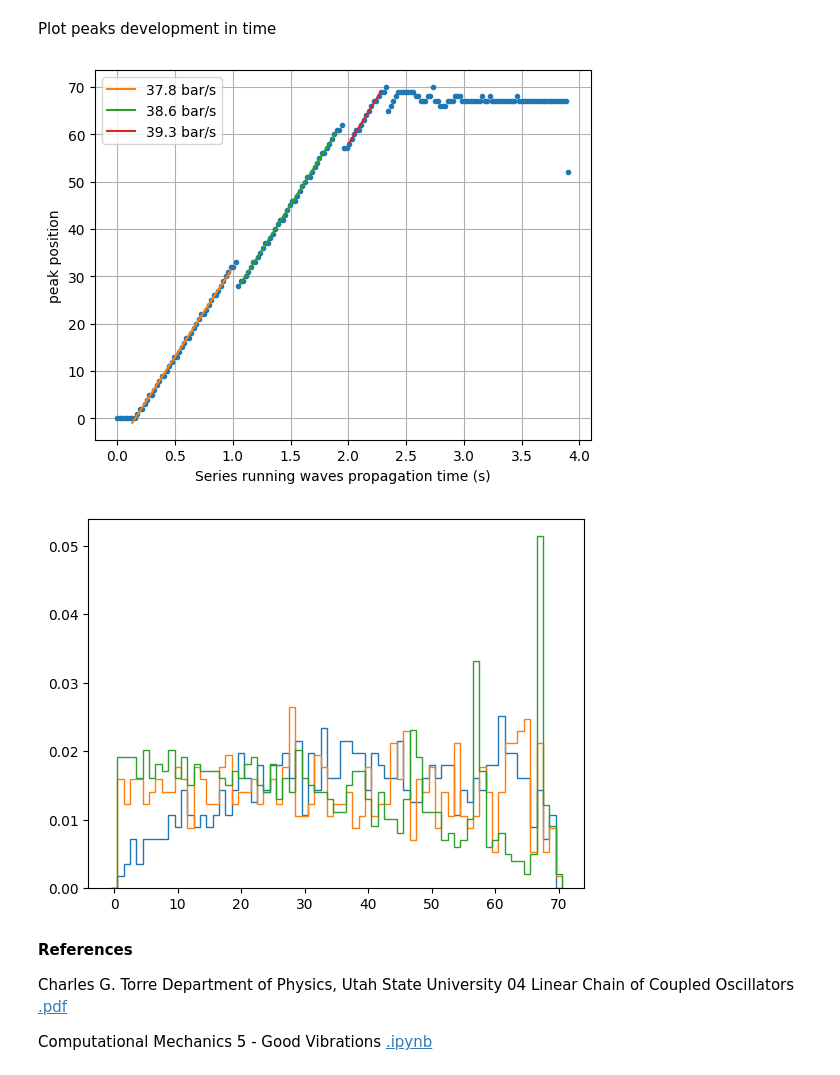
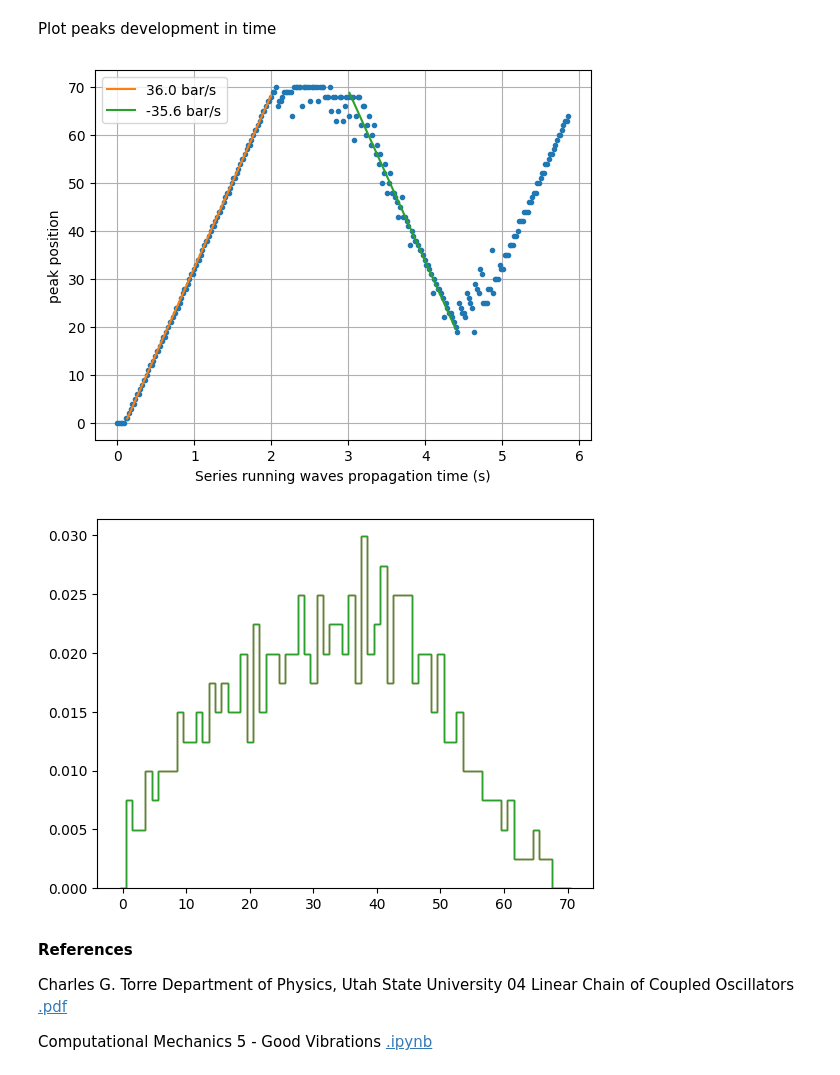
Before and after one commit to evgeny-kolonsky/Lab3_MW, a Jupyter notebook: Lab3_MW.ipynb, the cells around one changed output. Drawn from its saved outputs; the diff is of its cells as text; code cells hidden in the pictures.

```diff
--- a/Lab3_MW.ipynb
+++ b/Lab3_MW.ipynb
@@ -75,21 +77,18 @@ n = 72  # number of bars in the oscillation system
 
 k = 1.02 # elastity coeff
 
-K = k * np.diag(np.ones(n) * 2, 0) + \
+K = k * (np.diag(np.ones(n) * 2, 0) + \
     np.diag(-np.ones(n-1)   , 1) +  \
-    np.diag(-np.ones(n-1)   ,-1)
+    np.diag(-np.ones(n-1)   ,-1))
 
 M = np.eye(n) * J
-
-
-
 
 Q = 120 # quality factor
 b =  np.sqrt(J*k) / Q # approx. friction coefficent (at least by order value)
 
-B = np.eye(n) * b
-
-
+B = b * (np.diag(np.ones(n) * 2, 0) + \
+    np.diag(-np.ones(n-1)   , 1) +  \
+    np.diag(-np.ones(n-1)   ,-1))
 
 Km  =  LA.inv(M) @ K
 Bm  =  LA.inv(M) @ B
@@ -132,14 +131,13 @@ wave velocity expected 47 cm/s, 37 bar/s
 Define **external force** profile
 # %%
 # External harmonic force
-order = 12.8 # harmonic order
-freq_external = order * v /  4 / L # Hz, displacement frequency
 freq_external = 5 # Hz
 eta0 = 1.0 # radian    displacement amplitude
 print(f'external force frequency {freq_external:.2f} Hz')
 
 # initial beat at the right end
 eta = lambda t: np.sin(2*np.pi*freq_external*t) * eta0  #if t < 1/freq_external/2 else 0
+eta = lambda t:  eta0  if t < 0.1 else 0
 # %% [output]
 external force frequency 5.00 Hz
 # %% [markdown]
@@ -229,7 +227,7 @@ def heun_step(state, time, dt,etol=0.000001,maxiters = 100):
 # %% [markdown]
 # Integrate numerically
 # %%
-T = 2 * L / v # time to travel there and back again twice
+T = 3 * L / v # time to travel there and back again twice
 dt = 1 / np.max(freqs) / 4 # shortest period / 4
 
 
@@ -293,42 +291,36 @@ right_peaks = []
 for i, time in enumerate(t):
   y = state[:n, i]
   peaks, _ = find_peaks(np.sqrt(y*y), height=0.1)
   if len(peaks) > 0:
     right_peaks.append(np.max(peaks))
   else:
     right_peaks.append(0)
 
 right_peaks = np.array(right_peaks)
 plt.plot(t, right_peaks,'.')
 
 plt.xlabel('Series running waves propagation time (s)')
 plt.ylabel('peak position')
 
-mask = (0.12 < t) & (t < 1.0)
+mask = (t > 0.12) & (t<2)
 # Convert the boolean mask to integer indices
 # Use the integer indices to select elements from right_peaks
 fit = linregress(t[mask], right_peaks[mask])
 plt.plot(t[mask], fit.slope * t[mask] + fit.intercept, label=f'{fit.slope:.1f} bar/s')
 
-mask = (1.05 < t) & (t < 1.9)
-# Convert the boolean mask to integer indices
-# Use the integer indices to select elements from right_peaks
-fit = linregress(t[mask], right_peaks[mask])
-plt.plot(t[mask], fit.slope * t[mask] + fit.intercept, label=f'{fit.slope:.1f} bar/s')
-
-mask = (2.0 < t) & (t < 2.3)
+mask = (t > 3.0) & (t<4.4)
 # Convert the boolean mask to integer indices
 # Use the integer indices to select elements from right_peaks
 fit = linregress(t[mask], right_peaks[mask])
 plt.plot(t[mask], fit.slope * t[mask] + fit.intercept, label=f'{fit.slope:.1f} bar/s')
 
 plt.legend()
 
 #plt.xlim(0.3,1)
 #plt.ylim(0,30)
 plt.grid()
 # %% [output]
-[figure, old version]
+[figure, new version]
 # %%
 def get_peaks(state):
   right_peaks = np.array([])
@@ -354,7 +346,7 @@ state = integrate()
 p = get_peaks(state)
 plt.hist(p, histtype='step', bins=np.arange(0,n)-0.5, density=True);
 # %% [output]
-[figure, old version]
+[figure, new version]
 # %% [markdown]
 **References**
 
```
Also changed, not shown: parts of 4 cells of this notebook.
